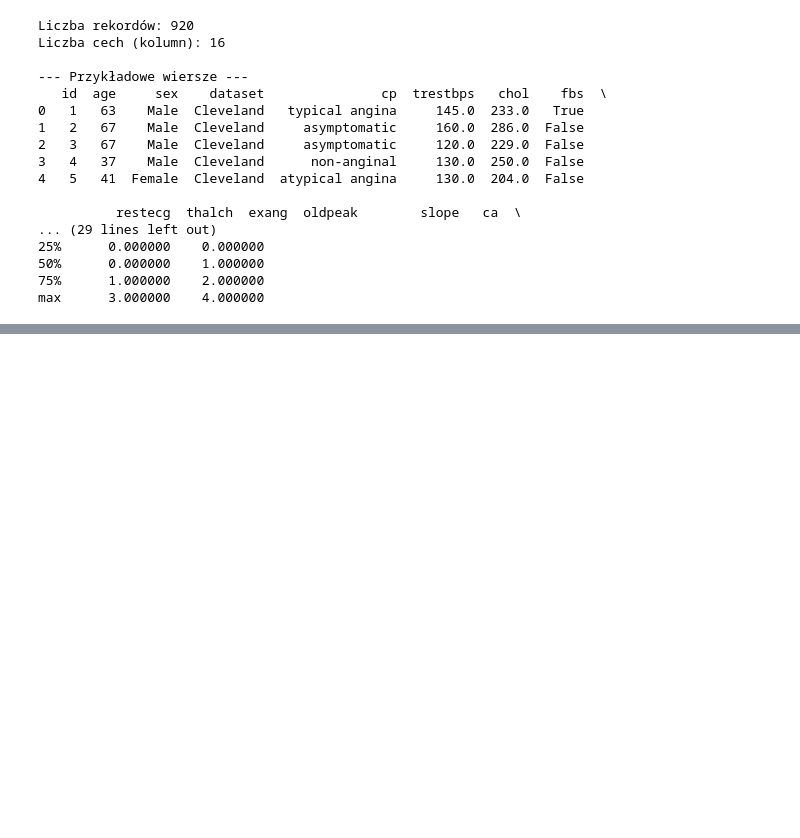
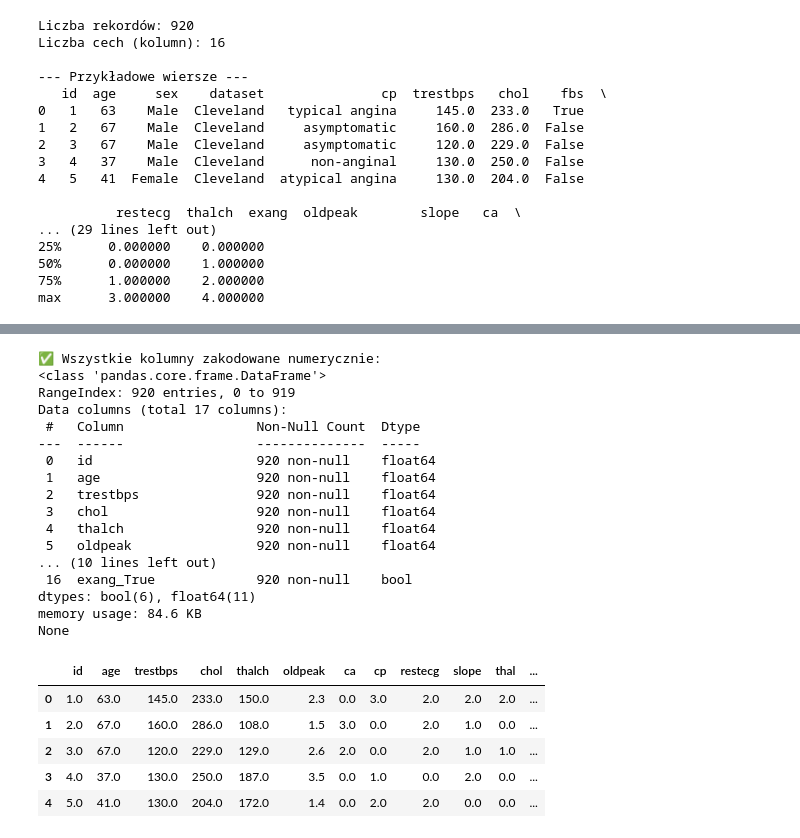
Before and after one commit to Nachos-mic/ZMUM_PROJEKT, a Jupyter notebook: zmum_project.ipynb, the cells around one changed output, grey strips where cells are left out. Saved outputs shown, nothing was run; the diff lists cells and outputs as text; code cells hidden in the pictures; blank space fills up the shorter version.

```diff
--- a/zmum_project.ipynb
+++ b/zmum_project.ipynb
@@ -124,3 +121,18 @@ Liczba cech (kolumn): 16
 50%      0.000000    1.000000
 75%      1.000000    2.000000
 max      3.000000    4.000000
+# %%
+import numpy as np
+
+num_cols = df.select_dtypes(include=[np.number]).columns.tolist()
+cat_cols = df.select_dtypes(include=['object', 'category']).columns.tolist()
+
+target_col = 'num' if 'num' in df.columns else None
+if target_col is not None:
+    if target_col in num_cols:
+        num_cols.remove(target_col)
+    if target_col in cat_cols:
+        cat_cols.remove(target_col)
+
+print("num_cols:", num_cols)
+print("cat_cols:", cat_cols)
@@ -126,0 +187,45 @@ max      3.000000    4.000000
+# %%
+from sklearn.preprocessing import OrdinalEncoder
+
+df_encoded = df_imputed.copy()
+
+ordinal_features = {
+    'cp': ['asymptomatic', 'non-anginal', 'atypical angina', 'typical angina'],
+    'restecg': ['normal', 'st-t abnormality', 'lv hypertrophy'],
+    'slope': ['upsloping', 'flat', 'downsloping'],
+    'thal': ['normal', 'reversable defect', 'fixed defect']
+}
+
+encoder = OrdinalEncoder(categories=[ordinal_features[col] for col in ordinal_features])
+df_encoded[list(ordinal_features.keys())] = encoder.fit_transform(df_encoded[list(ordinal_features.keys())])
+
+nominal_features = ['sex', 'dataset', 'fbs', 'exang']
+df_encoded = pd.get_dummies(df_encoded, columns=nominal_features, drop_first=True)
+
+print("✅ Wszystkie kolumny zakodowane numerycznie:")
+print(df_encoded.info())
+df_encoded.head()
+# %% [output]
+✅ Wszystkie kolumny zakodowane numerycznie:
+<class 'pandas.core.frame.DataFrame'>
+RangeIndex: 920 entries, 0 to 919
+Data columns (total 17 columns):
+ #   Column                 Non-Null Count  Dtype
+---  ------                 --------------  -----
+ 0   id                     920 non-null    float64
+ 1   age                    920 non-null    float64
+ 2   trestbps               920 non-null    float64
+ 3   chol                   920 non-null    float64
+ 4   thalch                 920 non-null    float64
+ 5   oldpeak                920 non-null    float64
+... (10 lines left out)
+ 16  exang_True             920 non-null    bool
+dtypes: bool(6), float64(11)
+memory usage: 84.6 KB
+None
+|  | id | age | trestbps | chol | thalch | oldpeak | ca | cp | restecg | slope | thal | ... |
+| 0 | 1.0 | 63.0 | 145.0 | 233.0 | 150.0 | 2.3 | 0.0 | 3.0 | 2.0 | 2.0 | 2.0 | ... |
+| 1 | 2.0 | 67.0 | 160.0 | 286.0 | 108.0 | 1.5 | 3.0 | 0.0 | 2.0 | 1.0 | 0.0 | ... |
+| 2 | 3.0 | 67.0 | 120.0 | 229.0 | 129.0 | 2.6 | 2.0 | 0.0 | 2.0 | 1.0 | 1.0 | ... |
+| 3 | 4.0 | 37.0 | 130.0 | 250.0 | 187.0 | 3.5 | 0.0 | 1.0 | 0.0 | 2.0 | 0.0 | ... |
+| 4 | 5.0 | 41.0 | 130.0 | 204.0 | 172.0 | 1.4 | 0.0 | 2.0 | 2.0 | 0.0 | 0.0 | ... |
```
Also changed, not shown: parts of 6 cells of this notebook.
